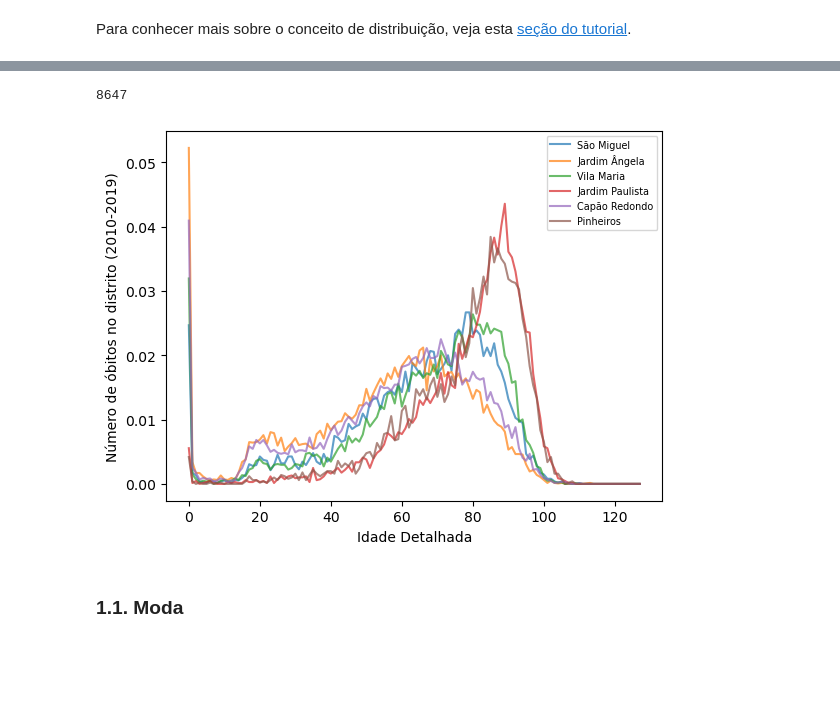
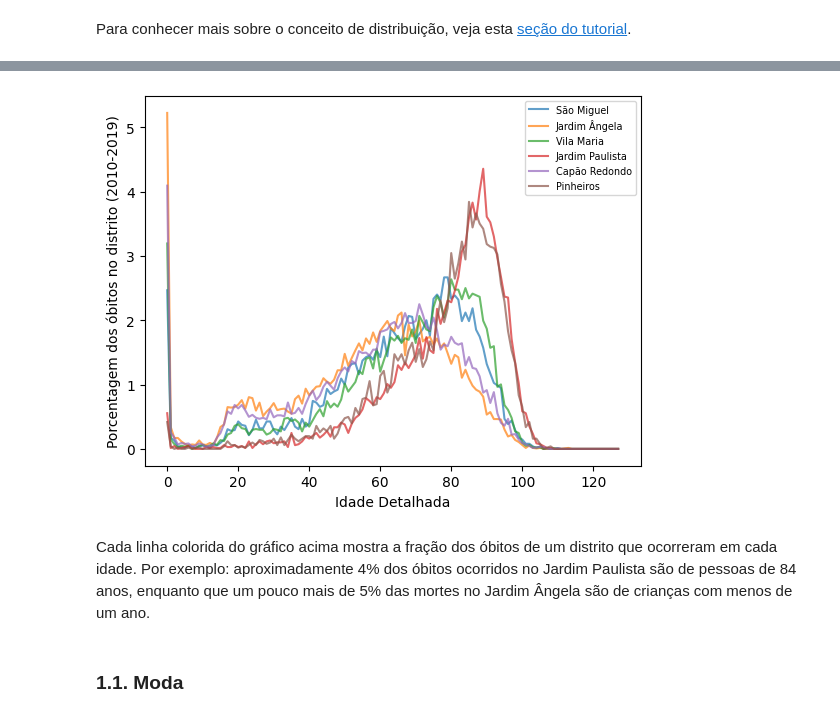
Before and after one commit to tecMTST/tutorial-de-dados, a Jupyter notebook: 06_expectativa-de-vida/15_medidas-de-tendencia-central.ipynb, the cells around one changed output, grey strips where cells are left out. Drawn from its saved outputs; the diff is of its cells as text; code cells hidden in the pictures; blank space fills up the shorter version.

```diff
--- a/06_expectativa-de-vida/15_medidas-de-tendencia-central.ipynb
+++ b/06_expectativa-de-vida/15_medidas-de-tendencia-central.ipynb
@@ -45,17 +25,16 @@ Index(['Idade Detalhada', 'Água Rasa', 'Alto de Pinheiros', 'Anhanguera',
-# %%
-obitos_por_distrito_df['Água Rasa'].sum()
-# %% [output]
-8647
 # %%
 # Comparando a distribuição dos óbitos por idade, para diferentes distritos:
 distritos_selecionados = ['São Miguel','Jardim Ângela','Vila Maria', 'Jardim Paulista','Capão Redondo','Pinheiros']
 for distrito in distritos_selecionados:
-    (obitos_por_distrito_df.set_index('Idade Detalhada')[distrito]/obitos_por_distrito_df[distrito].sum()).plot(label=distrito, alpha=0.7)
-pl.ylabel('Número de óbitos no distrito (2010-2019)')
+    (obitos_por_distrito_df.set_index('Idade Detalhada')[distrito]/obitos_por_distrito_df[distrito].sum() * 100).plot(label=distrito, alpha=0.7)
+pl.ylabel('Porcentagem dos óbitos no distrito (2010-2019)')
 pl.legend(loc='upper right',fontsize='x-small')
 pl.show()
 # %% [output]
-[figure, old version]
+[figure, new version]
+# %% [markdown]
+Cada linha colorida do gráfico acima mostra a fração dos óbitos de um distrito que ocorreram em cada idade. Por exemplo:
+aproximadamente 4% dos óbitos ocorridos no Jardim Paulista são de pessoas de 84 anos, enquanto que um pouco mais de 5% das mortes no Jardim Ângela são de crianças com menos de um ano.
 # %% [markdown]
 <a id="moda"></a>
 ### 1.1. Moda
```
Also changed, not shown: parts of 3 cells of this notebook, 3 other files.
